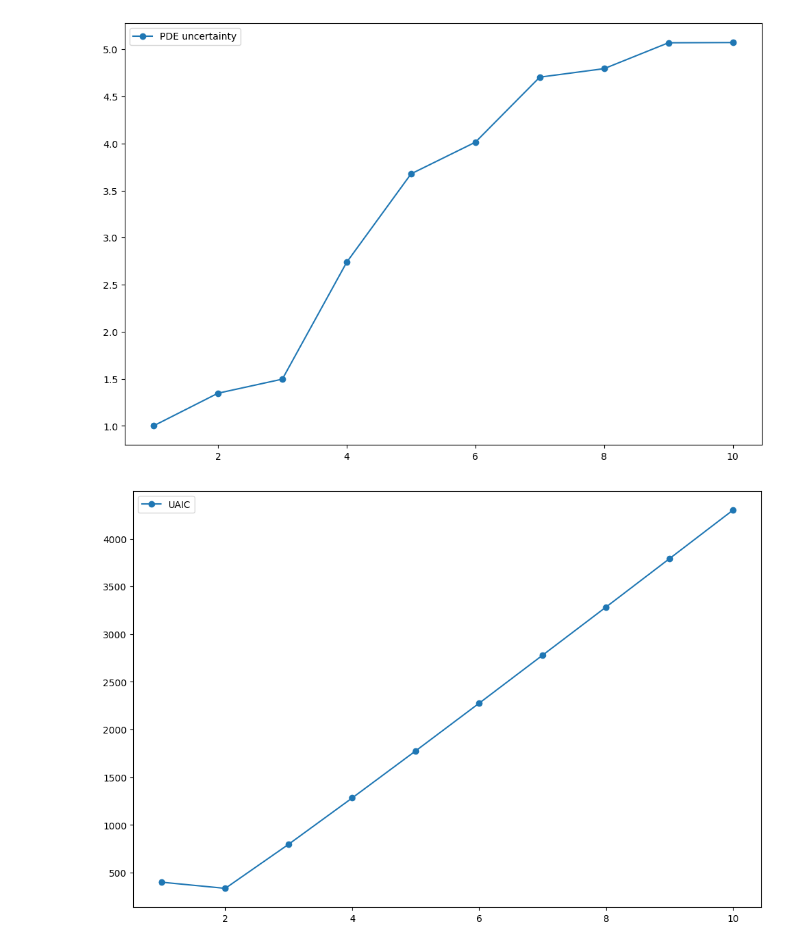
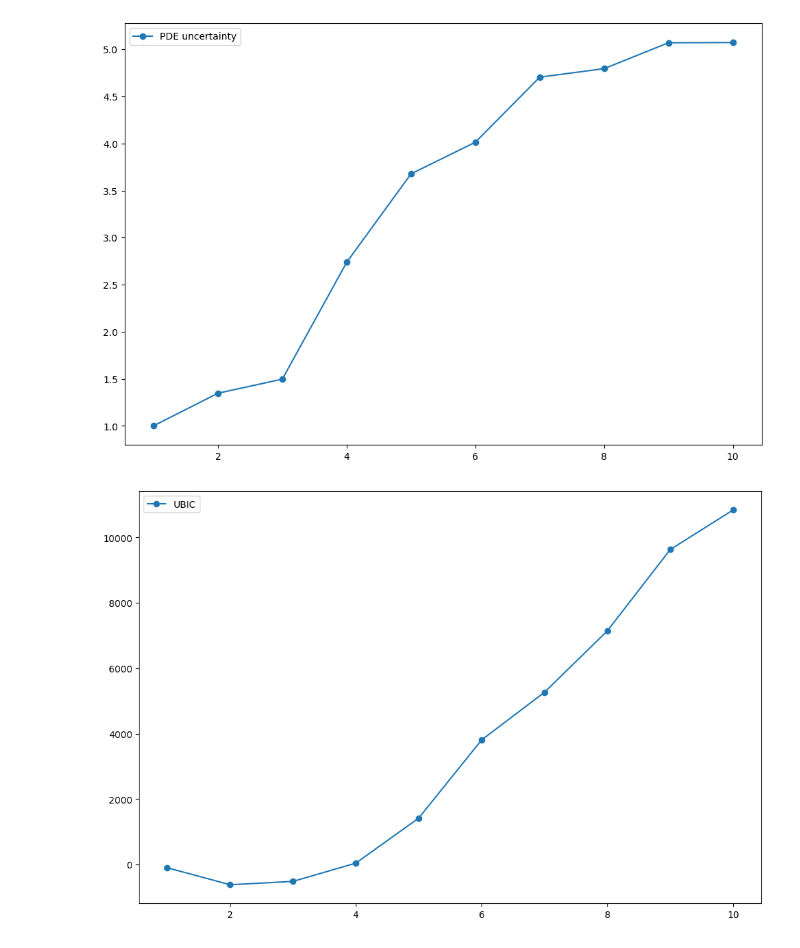
Before and after one commit to Pongpisit-Thanasutives/parametric-discovery, a Jupyter notebook: Parametric_Burgers-Easy.ipynb, the cells around one changed output. Drawn from its saved outputs; the diff is of its cells as text; code cells hidden in the pictures.

```diff
--- a/Parametric_Burgers-Easy.ipynb
+++ b/Parametric_Burgers-Easy.ipynb
@@ -161,6 +162,16 @@ for i in trange(len(Theta_grouped)):
                                       miosr=True, refine=True, verbose=False)), key=len)
     for i in range(max_complexity):
         candidates[i].append(candidates_i[i])
+
+weak_group_sparsity = []
+for candidate in candidates:
+    k = 0
+    unique = Counter([_ for _ in candidate]).keys()
+    for _ in unique:
+        k += len(_)
+    weak_group_sparsity.append(k)
+print(weak_group_sparsity)
+
 # candidates
 # %% [output]
 Set parameter Username
@@ -233,10 +253,9 @@ ic_scores = {}
 ICOMPs = []; a_n = None; icomp_index = 1
 AICs = []
 BICs = []
-for candidate in candidates:
+for com, candidate in enumerate(candidates):
     CMs = []
     vicomp = 0
-    k = 0
     est_xi = np.zeros((Theta_grouped[0].shape[-1], len(Ut_grouped)))
     for j in range(len(Theta_grouped)):
         est_xi[candidate[j], j:j+1] = np.linalg.lstsq(Theta_grouped[j][:, candidate[j]], Ut_grouped[j], rcond=None)[0]
@@ -244,8 +263,8 @@ for candidate in candidates:
                                        a_n=a_n)
         CM = CM[icomp_index]; vicomp = vicomp[icomp_index]
         CMs.append(CM)
-        k += len(candidate[j])
 
+    k = weak_group_sparsity[com]
     vicomp /= len(Theta_grouped)
     Ut_grouped_est = estimate_Ut_grouped_est(Theta_grouped, est_xi)
     rss = rss_group(Ut_grouped_est, Ut_grouped, time_integrator)
@@ -254,7 +273,8 @@ for candidate in candidates:
 
     # aic = PDE_FIND_Loss(Theta_grouped, Ut_grouped, est_xi)
     # bic = BIC_Loss(Theta_grouped, Ut_grouped, est_xi)
-    aic = N*np.log(2*np.pi*rss/N+epsilon) + 2*k
+    # aic = N*np.log(2*np.pi*rss/N+epsilon) + 2*k
+    aic = N*np.log(2*np.pi*rss/N+epsilon) + 2*k + 2*k+(2*k**2+2*k)/(N-k-1)
     bic = N*np.log(2*np.pi*rss/N+epsilon) + np.log(N)*k
     # icomp = N*np.log(2*np.pi*rss/N+epsilon) + 2*np.sum(CMs)
     AICs.append(aic)
@@ -302,7 +322,6 @@ plt.show()
 # %%
 best_subsets = {}
 for com, candidate in enumerate(candidates):
-    com = com + 1
     est_xi = []
     uncert = 0.0
     rss = 0.0
@@ -318,14 +337,14 @@ for com, candidate in enumerate(candidates):
         uncert = uncert + np.sqrt(np.diag(model.sigma_)).sum()/abs(model.coef_).sum()
         est_xi.append(coeff)
 
-    if com not in best_subsets: best_subsets[com] = (rss, uncert, indices)
-    elif rss < best_subsets[com][0]: best_subsets[com] = (rss, uncert, indices)
+    if com+1 not in best_subsets: best_subsets[com+1] = (rss, uncert)
+    elif rss < best_subsets[com][0]: best_subsets[com+1] = (rss, uncert)
 
 min_uncert = np.min([best_subsets[com][1] for com in best_subsets])
 complexities = sorted(best_subsets.keys())
 uncertainties = []
 for com in complexities:
-    _, uncert, _ = best_subsets[com]
+    _, uncert = best_subsets[com]
     uncert = uncert/min_uncert
     uncertainties.append(uncert)
 uncertainties = np.array(uncertainties)
@@ -337,8 +356,8 @@ plt.show()
 # %% [output]
 [figure]
 # %%
-plt.plot([_+1 for _ in range(max_complexity)], np.array(AICs)+2*uncertainties, '-o', label='UAIC')
+plt.plot([_+1 for _ in range(max_complexity)], np.array(BICs)+np.log(N)*uncertainties, '-o', label='UBIC')
 plt.legend()
 plt.show()
 # %% [output]
-[figure, old version]
+[figure, new version]
```
Also changed, not shown: parts of 7 cells of this notebook, 2 other files.
